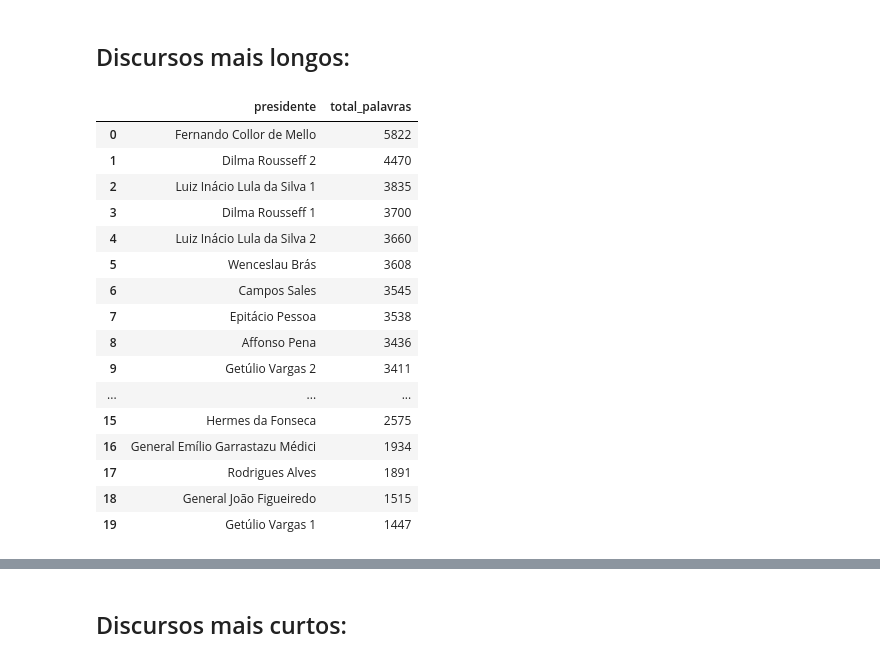
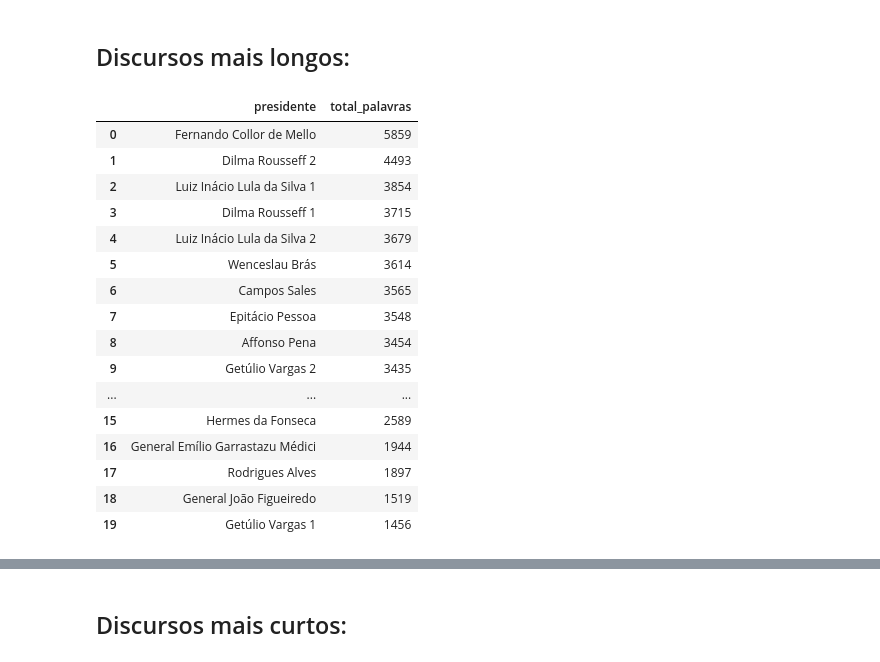
Before and after one commit to PhysicTeacherCode/Brazil-President-s-Speeches-Analysis, a Jupyter notebook: notebooks/01-exploratory.ipynb, the cells around one changed output, grey strips where cells are left out. Drawn from its saved outputs; the diff is of its cells as text; code cells hidden in the pictures.

```diff
--- a/notebooks/01-exploratory.ipynb
+++ b/notebooks/01-exploratory.ipynb
@@ -62,37 +62,37 @@ memory usage: 36.2+ KB
 # %%
 query = """
 SELECT presidente, count(*) AS total_palavras
 FROM (
          SELECT presidente,
              n_par,
-             unnest(string_to_array(lower(regexp_replace(par, '[^a-zA-Záéíóúãõçü ]', '', 'g')), ' ')) AS palavra
+             unnest(string_to_array(lower(regexp_replace(par, '[^a-zA-Záéíóúàèìòùâêîôûãõçü ]', '', 'g')), ' ')) AS palavra
          FROM speeches
 ) AS t
 WHERE palavra != ''
 GROUP BY presidente
 ORDER BY total_palavras DESC;
 """
 
 df_tamanho = pd.read_sql(query, engine)
 df_tamanho.head(20)
 # %% [output]
 |  | presidente | total_palavras |
-| 0 | Fernando Collor de Mello | 5822 |
-| 1 | Dilma Rousseff 2 | 4470 |
-| 2 | Luiz Inácio Lula da Silva 1 | 3835 |
-| 3 | Dilma Rousseff 1 | 3700 |
-| 4 | Luiz Inácio Lula da Silva 2 | 3660 |
-| 5 | Wenceslau Brás | 3608 |
-| 6 | Campos Sales | 3545 |
-| 7 | Epitácio Pessoa | 3538 |
-| 8 | Affonso Pena | 3436 |
-| 9 | Getúlio Vargas 2 | 3411 |
+| 0 | Fernando Collor de Mello | 5859 |
+| 1 | Dilma Rousseff 2 | 4493 |
+| 2 | Luiz Inácio Lula da Silva 1 | 3854 |
+| 3 | Dilma Rousseff 1 | 3715 |
+| 4 | Luiz Inácio Lula da Silva 2 | 3679 |
+| 5 | Wenceslau Brás | 3614 |
+| 6 | Campos Sales | 3565 |
+| 7 | Epitácio Pessoa | 3548 |
+| 8 | Affonso Pena | 3454 |
+| 9 | Getúlio Vargas 2 | 3435 |
 | ... | ... | ... |
-| 15 | Hermes da Fonseca | 2575 |
-| 16 | General Emílio Garrastazu Médici | 1934 |
-| 17 | Rodrigues Alves | 1891 |
-| 18 | General João Figueiredo | 1515 |
-| 19 | Getúlio Vargas 1 | 1447 |
+| 15 | Hermes da Fonseca | 2589 |
+| 16 | General Emílio Garrastazu Médici | 1944 |
+| 17 | Rodrigues Alves | 1897 |
+| 18 | General João Figueiredo | 1519 |
+| 19 | Getúlio Vargas 1 | 1456 |
 # %%
 def plot_top_speeches(df, title):
     plt.figure()
```
Also changed, not shown: parts of 11 cells of this notebook.
